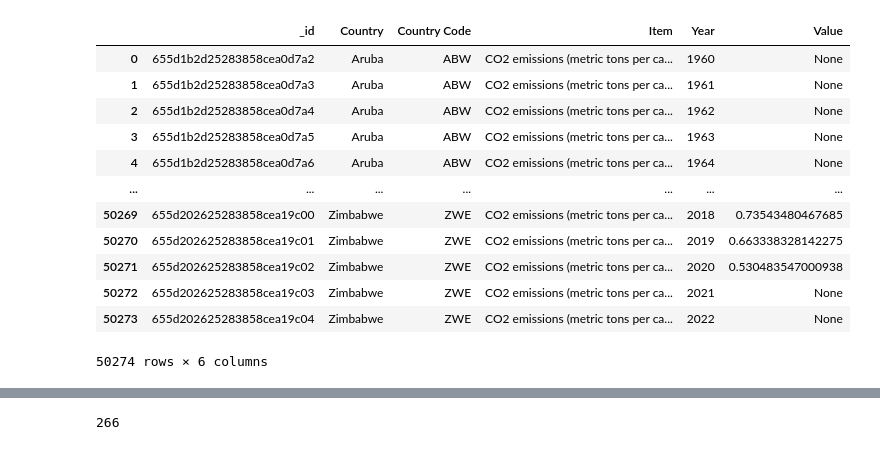
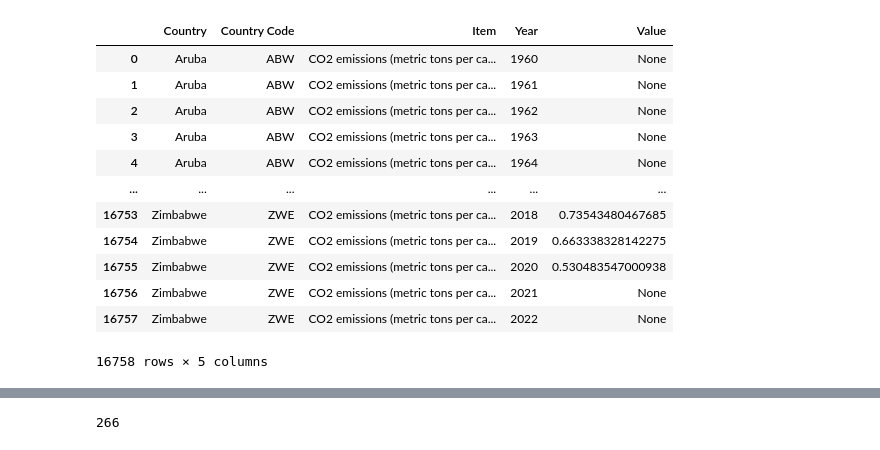
Before and after one commit to BrianRiera/CA_Database-Analytics, a Jupyter notebook: co2_emissions.ipynb, the cells around one changed output, grey strips where cells are left out. Drawn from its saved outputs; the diff is of its cells as text; code cells hidden in the pictures.

Commit message:
Corrected dataset storage into mongodb

```diff
--- a/co2_emissions.ipynb
+++ b/co2_emissions.ipynb
@@ -27,25 +19,48 @@ for record in root.findall('.//record'):
-# %%
-# Extract data from MongoDB
-cursor = collection.find()
-data = list(cursor)
-
-# Convert data to a pandas DataFrame
-co2_df = pd.DataFrame(data)
-co2_df
-# %% [output]
-|  | _id | Country | Country Code | Item | Year | Value |
-| 0 | 655d1b2d25283858cea0d7a2 | Aruba | ABW | CO2 emissions (metric tons per ca... | 1960 | None |
-| 1 | 655d1b2d25283858cea0d7a3 | Aruba | ABW | CO2 emissions (metric tons per ca... | 1961 | None |
-| 2 | 655d1b2d25283858cea0d7a4 | Aruba | ABW | CO2 emissions (metric tons per ca... | 1962 | None |
-| 3 | 655d1b2d25283858cea0d7a5 | Aruba | ABW | CO2 emissions (metric tons per ca... | 1963 | None |
-| 4 | 655d1b2d25283858cea0d7a6 | Aruba | ABW | CO2 emissions (metric tons per ca... | 1964 | None |
-| ... | ... | ... | ... | ... | ... | ... |
-| 50269 | 655d202625283858cea19c00 | Zimbabwe | ZWE | CO2 emissions (metric tons per ca... | 2018 | 0.73543480467685 |
-| 50270 | 655d202625283858cea19c01 | Zimbabwe | ZWE | CO2 emissions (metric tons per ca... | 2019 | 0.663338328142275 |
-| 50271 | 655d202625283858cea19c02 | Zimbabwe | ZWE | CO2 emissions (metric tons per ca... | 2020 | 0.530483547000938 |
-| 50272 | 655d202625283858cea19c03 | Zimbabwe | ZWE | CO2 emissions (metric tons per ca... | 2021 | None |
-| 50273 | 655d202625283858cea19c04 | Zimbabwe | ZWE | CO2 emissions (metric tons per ca... | 2022 | None |
-50274 rows × 6 columns
+# %%
+document = collection.find_one()
+
+# Get the binary XML data from the document
+xml_data = document['co2_data']
+
+# Parse the XML data
+root = ET.fromstring(xml_data)
+
+# Extract data and create a list of dictionaries
+data_list = []
+for record in root.findall('.//record'):
+    country = record.find('./field[@name="Country or Area"]').text
+    country_code = record.find('./field[@name="Country or Area"]').get('key')
+    item = record.find('./field[@name="Item"]').text
+    year = record.find('./field[@name="Year"]').text
+    value = record.find('./field[@name="Value"]').text
+
+    data_list.append({
+        'Country': country,
+        'Country Code': country_code,
+        'Item': item,
+        'Year': year,
+        'Value': value
+    })
+
+# Create a Pandas DataFrame
+co2_df = pd.DataFrame(data_list)
+
+# Display the DataFrame
+co2_df
+# %% [output]
+|  | Country | Country Code | Item | Year | Value |
+| 0 | Aruba | ABW | CO2 emissions (metric tons per ca... | 1960 | None |
+| 1 | Aruba | ABW | CO2 emissions (metric tons per ca... | 1961 | None |
+| 2 | Aruba | ABW | CO2 emissions (metric tons per ca... | 1962 | None |
+| 3 | Aruba | ABW | CO2 emissions (metric tons per ca... | 1963 | None |
+| 4 | Aruba | ABW | CO2 emissions (metric tons per ca... | 1964 | None |
+| ... | ... | ... | ... | ... | ... |
+| 16753 | Zimbabwe | ZWE | CO2 emissions (metric tons per ca... | 2018 | 0.73543480467685 |
+| 16754 | Zimbabwe | ZWE | CO2 emissions (metric tons per ca... | 2019 | 0.663338328142275 |
+| 16755 | Zimbabwe | ZWE | CO2 emissions (metric tons per ca... | 2020 | 0.530483547000938 |
+| 16756 | Zimbabwe | ZWE | CO2 emissions (metric tons per ca... | 2021 | None |
+| 16757 | Zimbabwe | ZWE | CO2 emissions (metric tons per ca... | 2022 | None |
+16758 rows × 5 columns
 # %%
 co2_df.info()
 # %% [output]
```
Also changed, not shown: parts of 4 cells of this notebook.
